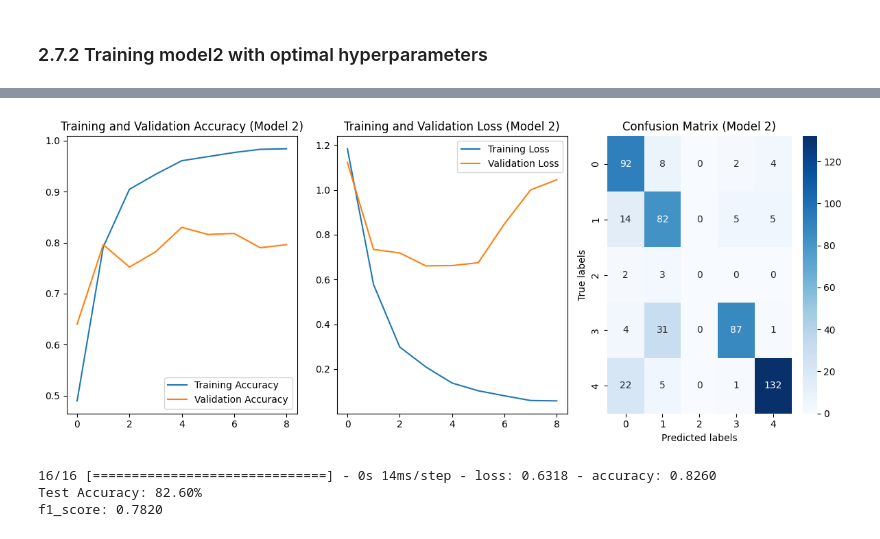
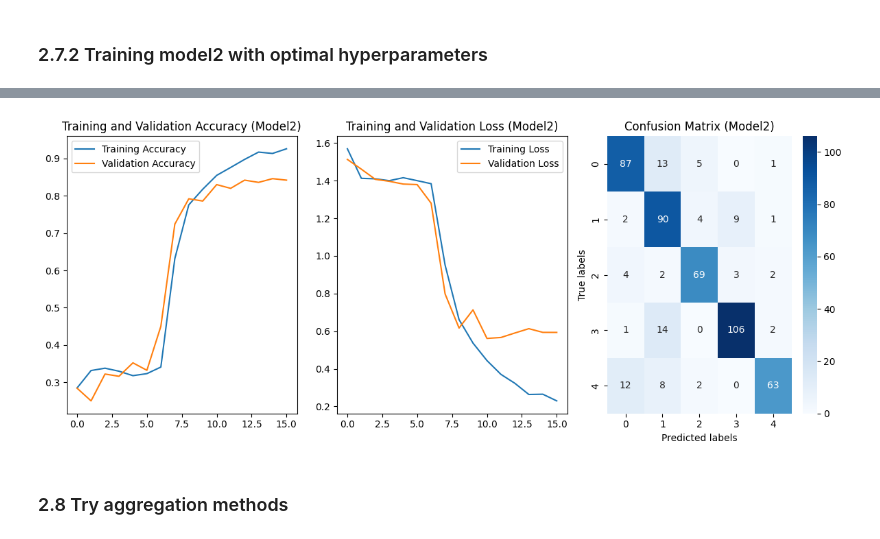
Before and after one commit to GordonChen19/NER-Tagging-Sentence-Categorization, a Jupyter notebook: notebooks/Question2.ipynb, the cells around one changed output, grey strips where cells are left out. Cells and saved outputs as stored; diff of their text form; code cells hidden in the pictures.

```diff
--- a/notebooks/Question2.ipynb
+++ b/notebooks/Question2.ipynb
@@ -110,17 +93,0 @@ df_test.shape: (500, 2)
-# %%
-def transform_labels(df):
-  # Last 2 classes are the 'OTHERS' class denoted by '4'
-  df['label-coarse'] = df['label-coarse'].replace({5: 4, 6: 4})
-  return df
-
-
-selected_classes = np.random.choice(df_train['label-coarse'].unique(), 4, replace=False)
-remaining_classes = [label for label in df_train['label-coarse'].unique() if label not in selected_classes]
-
-df_train = transform_labels(df_train)
-df_dev = transform_labels(df_dev)
-df_test = transform_labels(df_test)
-
-print(f"df_train: {df_train['label-coarse'].value_counts()}\n")
-print(f"df_dev: {df_dev['label-coarse'].value_counts()}\n")
-print(f"df_test: {df_test['label-coarse'].value_counts()}")
@@ -153,7 +158,8 @@ X_val = tokenizer.texts_to_sequences(df_dev['text'])
 X_test = tokenizer.texts_to_sequences(df_test['text'])
 
 # Pad the sentences to the same length
-max_length = max([len(seq) for seq in X_train])
+# max_length = max([len(seq) for seq in X_train])
+max_length = 33
 X_train_padded = pad_sequences(X_train, maxlen=max_length, padding='post')
 X_val_padded = pad_sequences(X_val, maxlen=max_length, padding='post')
 X_test_padded = pad_sequences(X_test, maxlen=max_length, padding='post')
@@ -311,16 +309,16 @@ Add the following layers to the model:
 # %%
 model2 = tf.keras.Sequential([
     tf.keras.layers.Embedding(vocab_size, embedding_dim, input_length=max_length),
-    tf.keras.layers.Dropout(0.2),
+    tf.keras.layers.Dropout(0.5),
     tf.keras.layers.Bidirectional(
-        tf.keras.layers.LSTM(hidden_units, return_sequences=True, dropout=0.2, recurrent_dropout=0.2)
+        tf.keras.layers.LSTM(hidden_units, return_sequences=True, dropout=0.5, recurrent_dropout=0.5)
     ),
-    tf.keras.layers.LSTM(hidden_units, dropout=0.2, recurrent_dropout=0.2),
+    tf.keras.layers.LSTM(hidden_units, dropout=0.5, recurrent_dropout=0.5),
     tf.keras.layers.BatchNormalization(),
     tf.keras.layers.Dense(num_classes, activation='softmax')
 ])
 
-optimizer = tf.keras.optimizers.Adam(learning_rate=1e-3)
+optimizer = tf.keras.optimizers.Adam(learning_rate=1e-2)
 model2.compile(optimizer=optimizer, loss='sparse_categorical_crossentropy', metrics=['accuracy'])
 print(model2.summary())
 # %% [output]
@@ -384,22 +380,22 @@ plt.subplot(1, 3, 1)
 plt.plot(epochs_range, acc, label='Training Accuracy')
 plt.plot(epochs_range, val_acc, label='Validation Accuracy')
 plt.legend()
-plt.title('Training and Validation Accuracy (Model 2)')
+plt.title('Training and Validation Accuracy (Model2)')
 
 plt.subplot(1, 3, 2)
 plt.plot(epochs_range, loss, label='Training Loss')
 plt.plot(epochs_range, val_loss, label='Validation Loss')
 plt.legend()
-plt.title('Training and Validation Loss (Model 2)')
+plt.title('Training and Validation Loss (Model2)')
 
 
 y_pred2 = np.argmax(model2.predict(X_val_padded), axis=1)
-cm = confusion_matrix(y_val, y_pred)
+cm = confusion_matrix(y_val, y_pred2)
 plt.subplot(1, 3, 3)
 sns.heatmap(cm, annot=True, fmt='g', cmap='Blues', xticklabels=labels, yticklabels=labels)
 plt.xlabel('Predicted labels')
 plt.ylabel('True labels')
-plt.title('Confusion Matrix (Model 2)')
+plt.title('Confusion Matrix (Model2)')
 
 plt.tight_layout()
 plt.show()
@@ -408,11 +404,3 @@ plt.show()
-[figure, old version]
+[figure, new version]
-# %%
-_, accuracy = model2.evaluate(X_test_padded, y_test)
-print(f"Test Accuracy: {accuracy*100:.2f}%")
-
-f1_micro = f1_score(y_val, y_pred2, average='micro')
-print(f"f1_score: {f1_micro:.4f}")
-# %% [output]
-16/16 [==============================] - 0s 14ms/step - loss: 0.6318 - accuracy: 0.8260
-Test Accuracy: 82.60%
-f1_score: 0.7820
+# %% [markdown]
+### 2.8 Try aggregation methods
```
Also changed, not shown: parts of 21 cells of this notebook.
